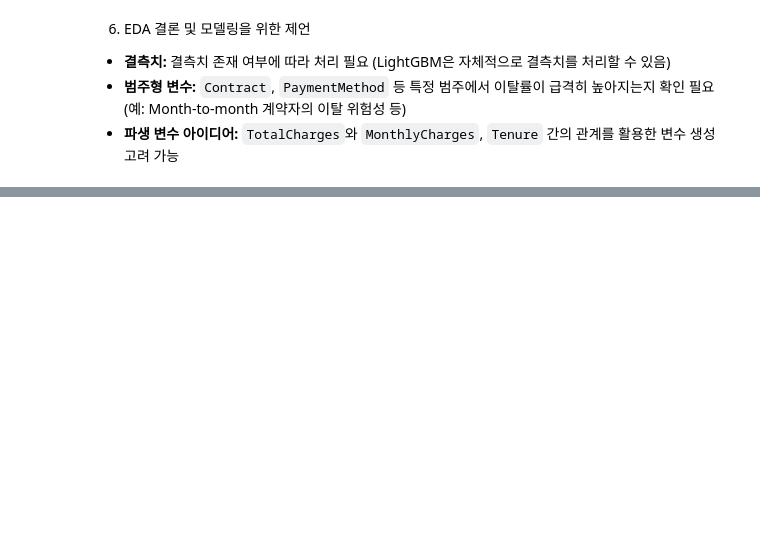
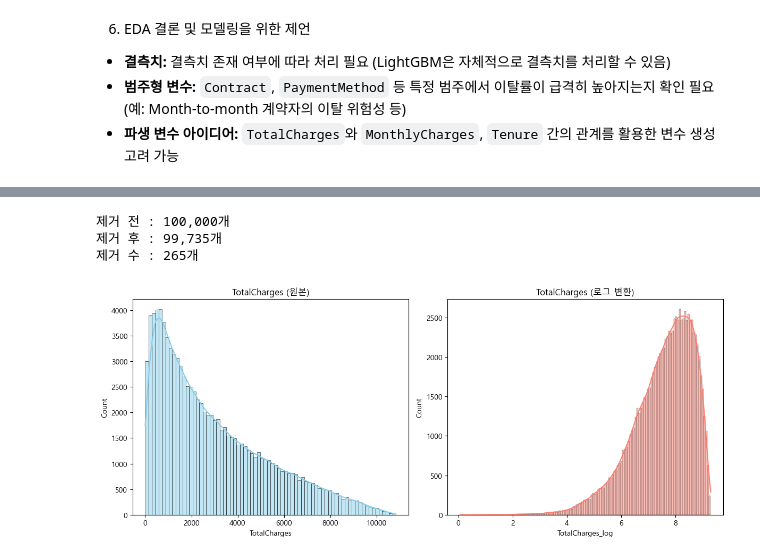
Before and after one commit to leeyonghyok/LEE_2nd_2Team, a Jupyter notebook: EDA/EDA.ipynb, the cells around one changed output, grey strips where cells are left out. Cells and saved outputs as stored; diff of their text form; code cells hidden in the pictures; blank space fills up the shorter version.

```diff
--- a/EDA/EDA.ipynb
+++ b/EDA/EDA.ipynb
@@ -254,0 +394,30 @@ plt.show()
+# %%
+import numpy as np
+
+# 0 이하 값 제거
+df_clean = df[df['TotalCharges'] > 0].copy()
+print(f"제거 전 : {len(df):,}개")
+print(f"제거 후 : {len(df_clean):,}개")
+print(f"제거 수 : {len(df) - len(df_clean):,}개")
+
+# 로그 변환
+df_clean['TotalCharges_log'] = np.log1p(df_clean['TotalCharges'])
+
+# 히스토그램
+fig, axes = plt.subplots(1, 2, figsize=(12, 5))
+
+# 원본 분포
+sns.histplot(df_clean['TotalCharges'], kde=True, ax=axes[0], color='skyblue')
+axes[0].set_title('TotalCharges (원본)')
+
+# 로그 변환 분포
+sns.histplot(df_clean['TotalCharges_log'], kde=True, ax=axes[1], color='salmon')
+axes[1].set_title('TotalCharges (로그 변환)')
+
+plt.tight_layout()
+plt.show()
+# %% [output]
+제거 전 : 100,000개
+제거 후 : 99,735개
+제거 수 : 265개
+[figure, added]
```
Also changed, not shown: parts of 13 cells of this notebook, 43 other files.
